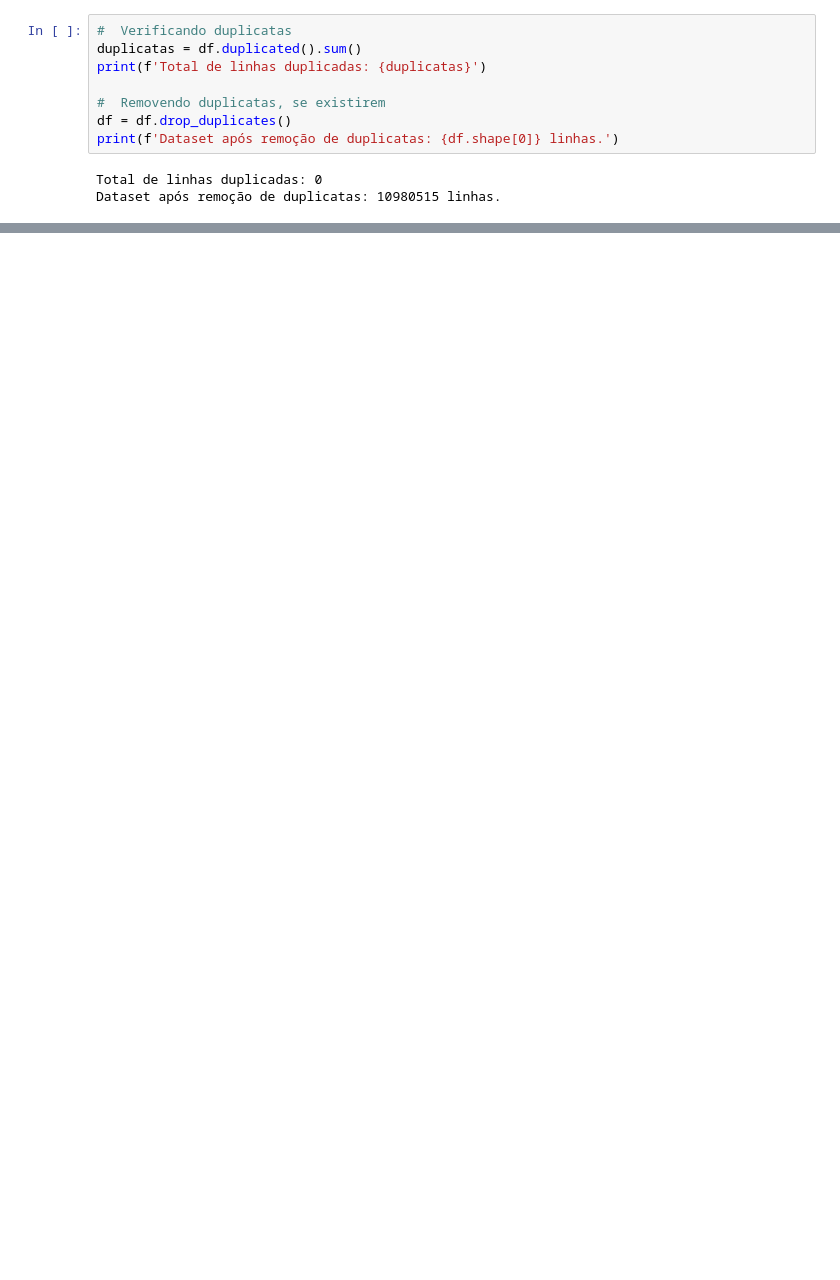
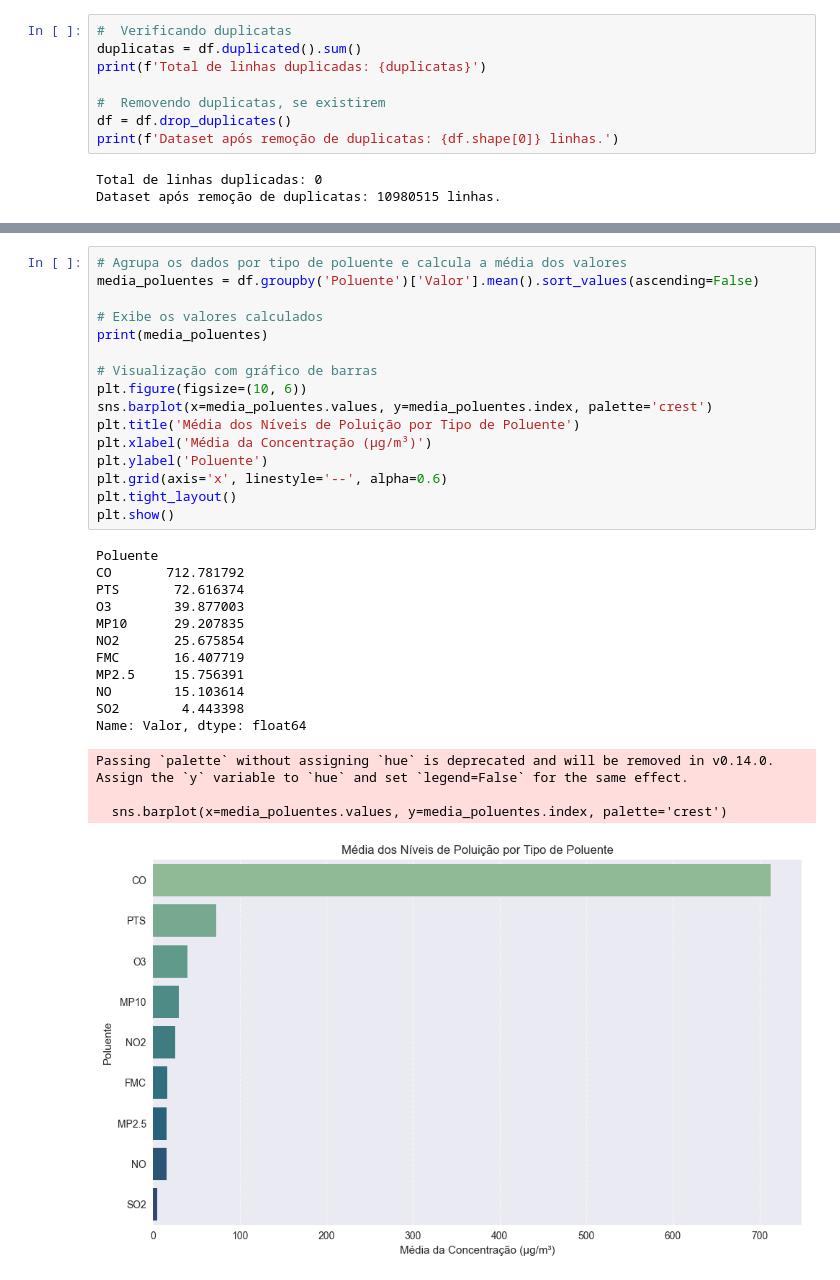
Before and after one commit to Jackson-Ramos/218606---ELABORAR-RELAT-RIO-ANAL-TICO-DE-DATA-SCIENCE, a Jupyter notebook: poluicao.ipynb, the cells around one changed output, grey strips where cells are left out. Saved outputs shown, nothing was run; the diff lists cells and outputs as text; blank space fills up the shorter version.

```diff
--- a/poluicao.ipynb
+++ b/poluicao.ipynb
@@ -171,0 +512,32 @@ Dataset após remoção de duplicatas: 10980515 linhas.
+# %%
+# Agrupa os dados por tipo de poluente e calcula a média dos valores
+media_poluentes = df.groupby('Poluente')['Valor'].mean().sort_values(ascending=False)
+
+# Exibe os valores calculados
+print(media_poluentes)
+
+# Visualização com gráfico de barras
+plt.figure(figsize=(10, 6))
+sns.barplot(x=media_poluentes.values, y=media_poluentes.index, palette='crest')
+plt.title('Média dos Níveis de Poluição por Tipo de Poluente')
+plt.xlabel('Média da Concentração (µg/m³)')
+plt.ylabel('Poluente')
+plt.grid(axis='x', linestyle='--', alpha=0.6)
+plt.tight_layout()
+plt.show()
+# %% [output]
+Poluente
+CO       712.781792
+PTS       72.616374
+O3        39.877003
+MP10      29.207835
+NO2       25.675854
+FMC       16.407719
+MP2.5     15.756391
+NO        15.103614
+SO2        4.443398
+Name: Valor, dtype: float64
+Passing `palette` without assigning `hue` is deprecated and will be removed in v0.14.0. Assign the `y` variable to `hue` and set `legend=False` for the same effect.
+
+  sns.barplot(x=media_poluentes.values, y=media_poluentes.index, palette='crest')
+[figure, added]
```
Also changed, not shown: parts of 32 cells of this notebook.
